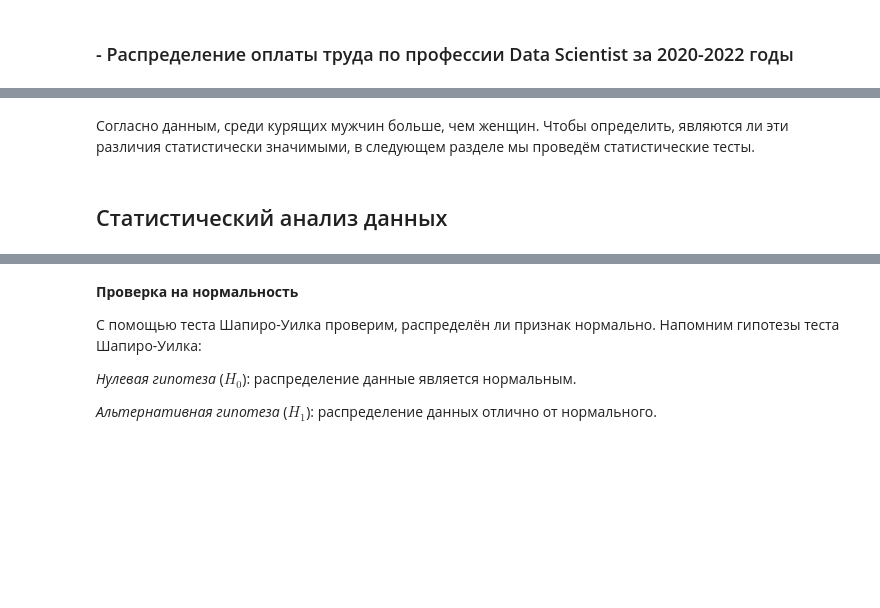
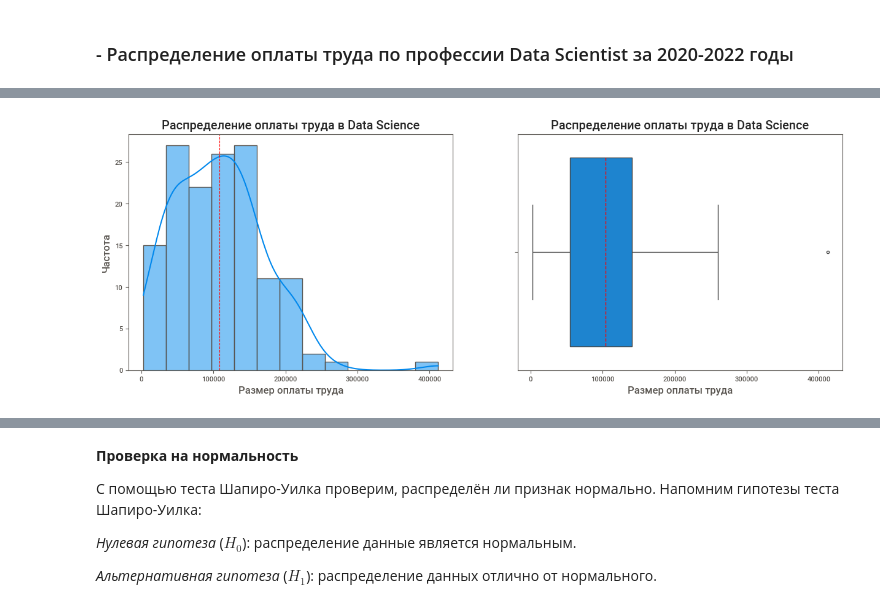
Before and after one commit to the0fedor/SF_DS, a Jupyter notebook: SkillFactory/EDA-4/Karavaev_EDA_Practice_HW-02.ipynb, the cells around one changed output, grey strips where cells are left out. Drawn from its saved outputs; the diff is of its cells as text; code cells hidden in the pictures; blank space fills up the shorter version.

```diff
--- a/SkillFactory/EDA-4/Karavaev_EDA_Practice_HW-02.ipynb
+++ b/SkillFactory/EDA-4/Karavaev_EDA_Practice_HW-02.ipynb
@@ -302,4 +189,19 @@ plt.show()
-# %% [markdown]
-Согласно данным, среди курящих мужчин больше, чем женщин. Чтобы определить, являются ли эти различия статистически значимыми, в следующем разделе мы проведём статистические тесты.
-# %% [markdown]
-## Статистический анализ данных
+# %%
+# фильтруем професии в датафрейме
+filtred_ds = df[(df.job_title == 'Data Scientist')]
+# %%
+# строим графики распределения зарплат
+fig, axes = plt.subplots(1, 2, figsize=(15, 5))
+
+sns.histplot(filtred_ds['salary_in_usd'], kde=True, ax=axes[0])
+axes[0].set(xlabel='Размер оплаты труда', ylabel='Частота')
+axes[0].set_title('Распределение оплаты труда в Data Science')
+axes[0].axvline(filtred_ds['salary_in_usd'].mean(), color='red', linestyle='--', linewidth=0.8)
+
+sns.boxplot(filtred_ds['salary_in_usd'], ax=axes[1], orient='h', medianprops={"color": "red", "linestyle": '--'})
+axes[1].set(xlabel='Размер оплаты труда')
+axes[1].set_title('Распределение оплаты труда в Data Science')
+
+plt.show()
+# %% [output]
+[figure, added]
```
Also changed, not shown: parts of 112 cells of this notebook, 3 other files.
